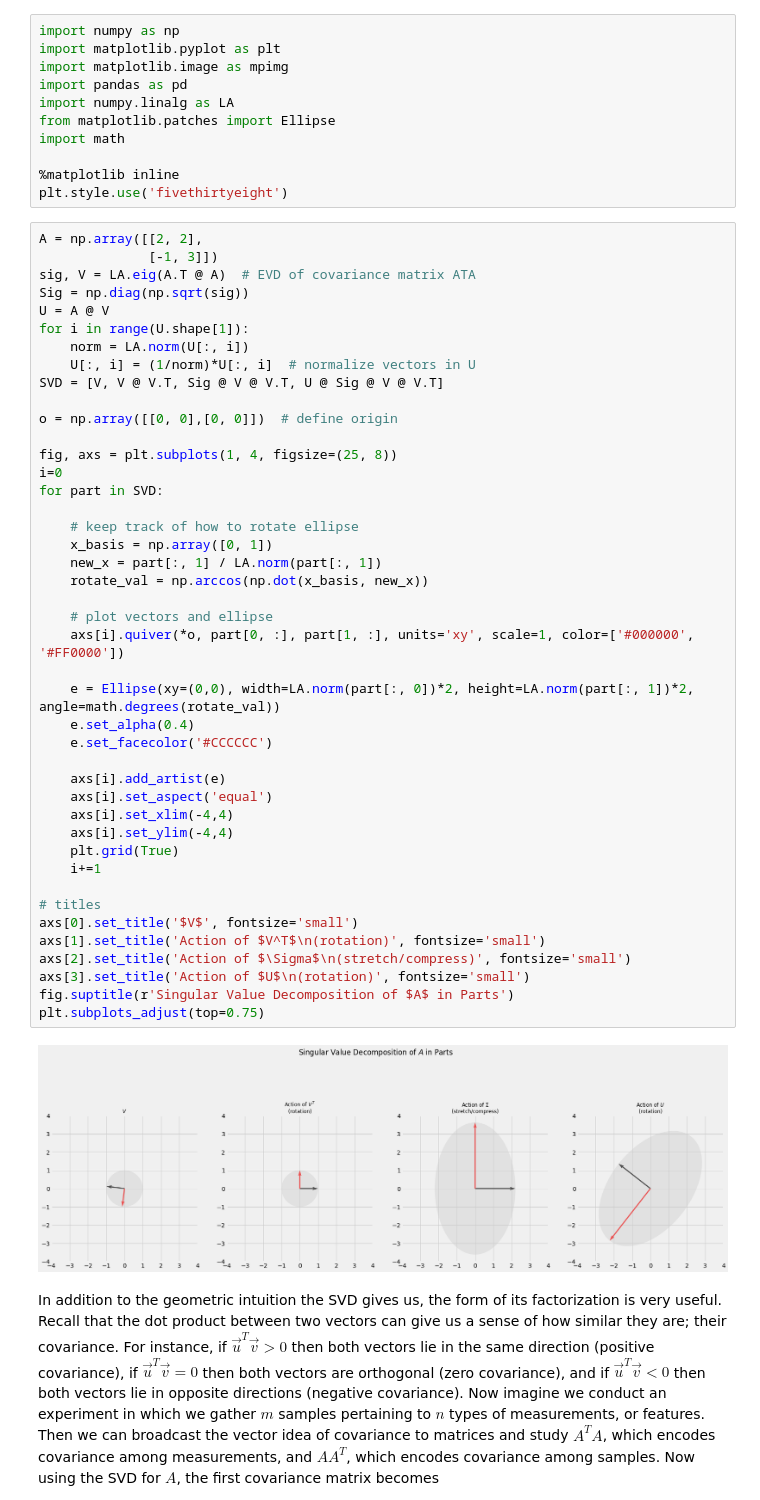
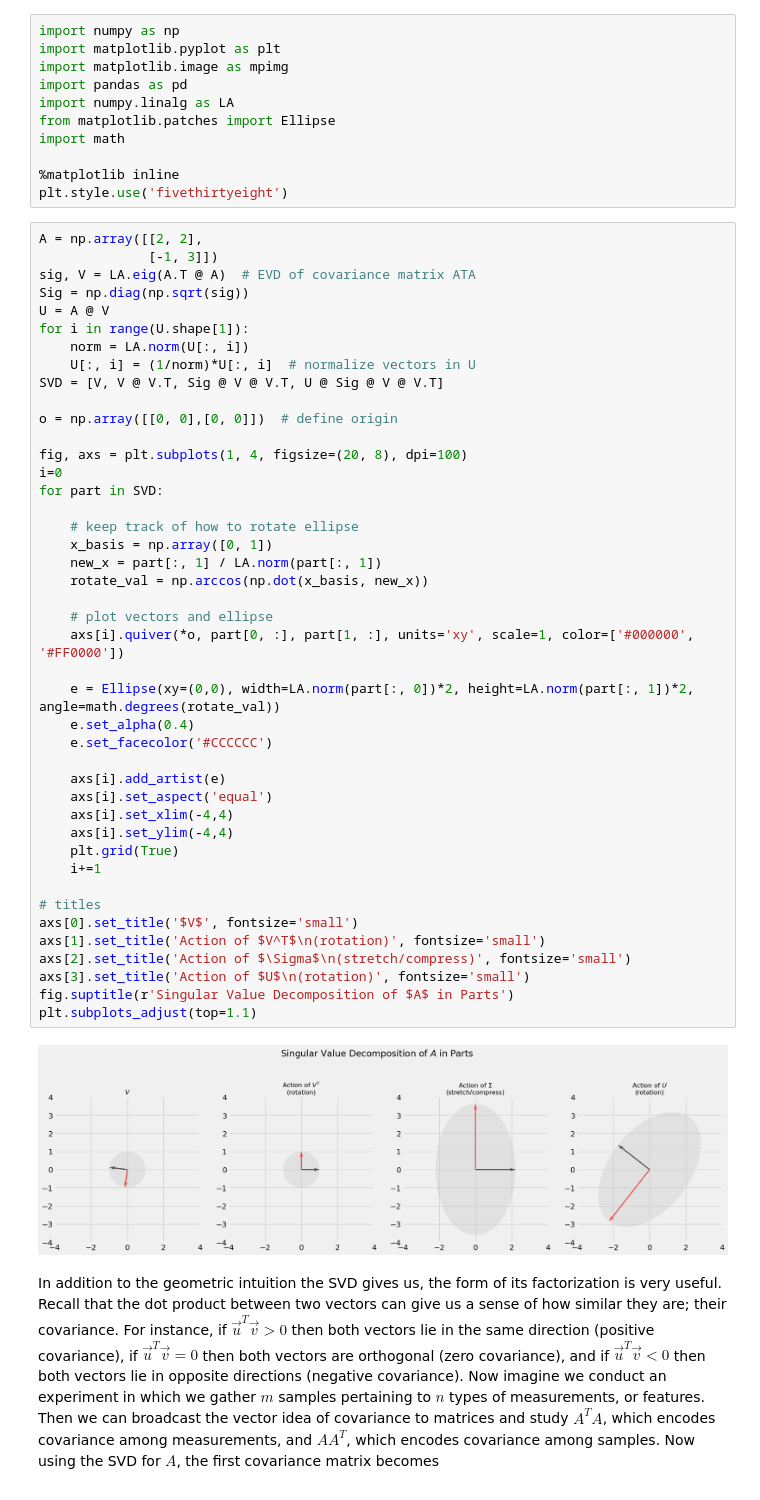
Before and after one commit to SebastianLech/singula_value_decomposition, a Jupyter notebook: SVD.ipynb, the cells around one changed output. Saved outputs shown, nothing was run; the diff lists cells and outputs as text.

Commit message:
visual adjustments to plots

```diff
--- a/SVD.ipynb
+++ b/SVD.ipynb
@@ -52,38 +52,38 @@ SVD = [V, V @ V.T, Sig @ V @ V.T, U @ Sig @ V @ V.T]
 
 o = np.array([[0, 0],[0, 0]])  # define origin
 
-fig, axs = plt.subplots(1, 4, figsize=(25, 8))
+fig, axs = plt.subplots(1, 4, figsize=(20, 8), dpi=100)
 i=0
 for part in SVD:
 
     # keep track of how to rotate ellipse
     x_basis = np.array([0, 1])
     new_x = part[:, 1] / LA.norm(part[:, 1])
     rotate_val = np.arccos(np.dot(x_basis, new_x))
 
     # plot vectors and ellipse
     axs[i].quiver(*o, part[0, :], part[1, :], units='xy', scale=1, color=['#000000', '#FF0000'])
 
     e = Ellipse(xy=(0,0), width=LA.norm(part[:, 0])*2, height=LA.norm(part[:, 1])*2, angle=math.degrees(rotate_val))
     e.set_alpha(0.4)
     e.set_facecolor('#CCCCCC')
 
     axs[i].add_artist(e)
     axs[i].set_aspect('equal')
     axs[i].set_xlim(-4,4)
     axs[i].set_ylim(-4,4)
     plt.grid(True)
     i+=1
 
 # titles
 axs[0].set_title('$V$', fontsize='small')
 axs[1].set_title('Action of $V^T$\n(rotation)', fontsize='small')
 axs[2].set_title('Action of $\Sigma$\n(stretch/compress)', fontsize='small')
 axs[3].set_title('Action of $U$\n(rotation)', fontsize='small')
 fig.suptitle(r'Singular Value Decomposition of $A$ in Parts')
-plt.subplots_adjust(top=0.75)
+plt.subplots_adjust(top=1.1)
 # %% [output]
-[figure, old version]
+[figure, new version]
 # %% [markdown]
 In addition to the geometric intuition the SVD gives us, the form of its factorization is very useful.  Recall that the dot product between two vectors can give us a sense of how similar they are; their covariance. For instance, if  $\vec{u}^T\vec{v}>0$ then both vectors lie in the same direction (positive covariance), if $\vec{u}^T \vec{v}=0$ then both vectors are orthogonal (zero covariance), and if $\vec{u}^T \vec{v}<0$ then both vectors lie in opposite directions (negative covariance).  Now imagine we conduct an experiment in which we gather $m$ samples pertaining to $n$ types of measurements, or features. Then we can broadcast the vector idea of covariance to matrices and study $A^TA$, which encodes covariance among measurements, and $AA^T$, which encodes covariance among samples.  Now using the SVD for $A$, the first covariance matrix becomes
 
```
